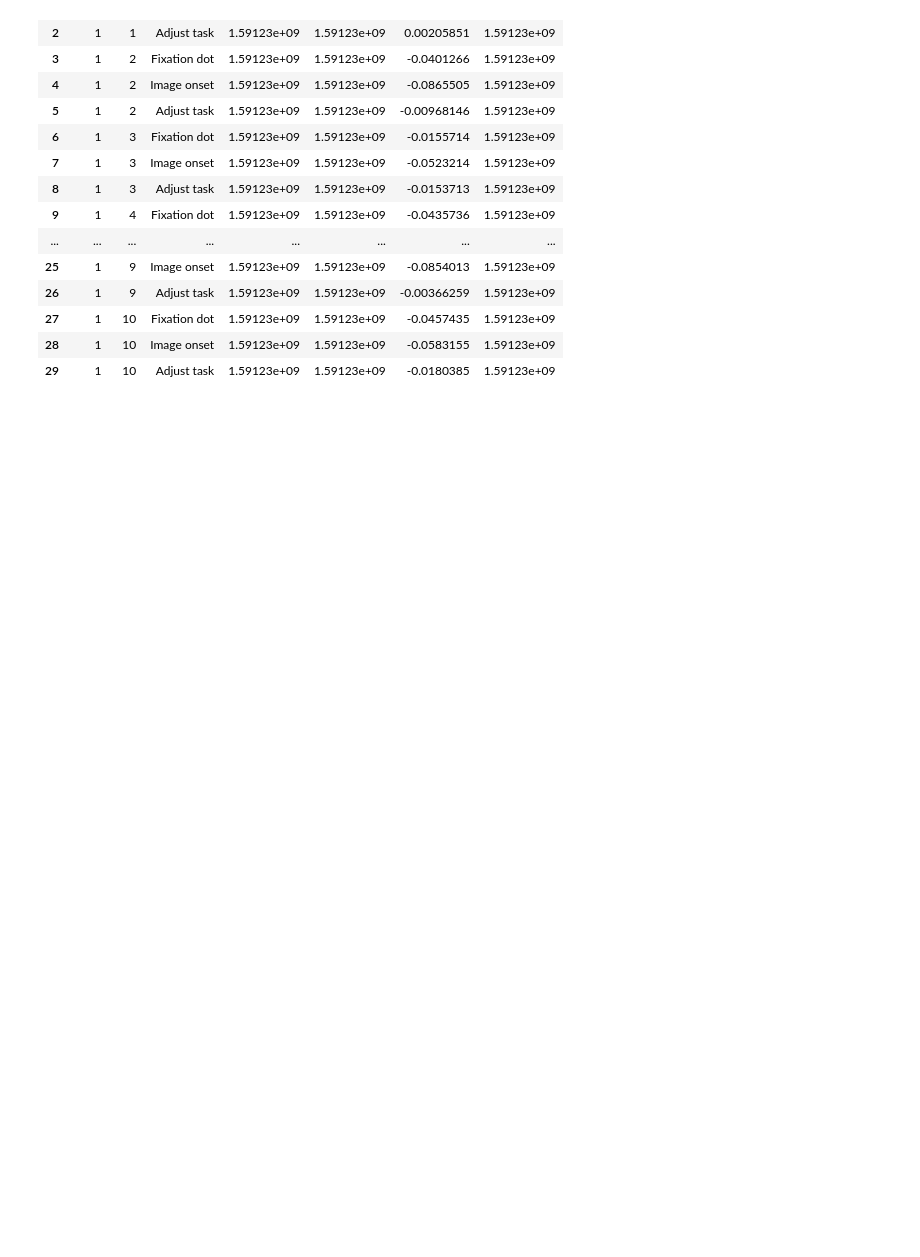
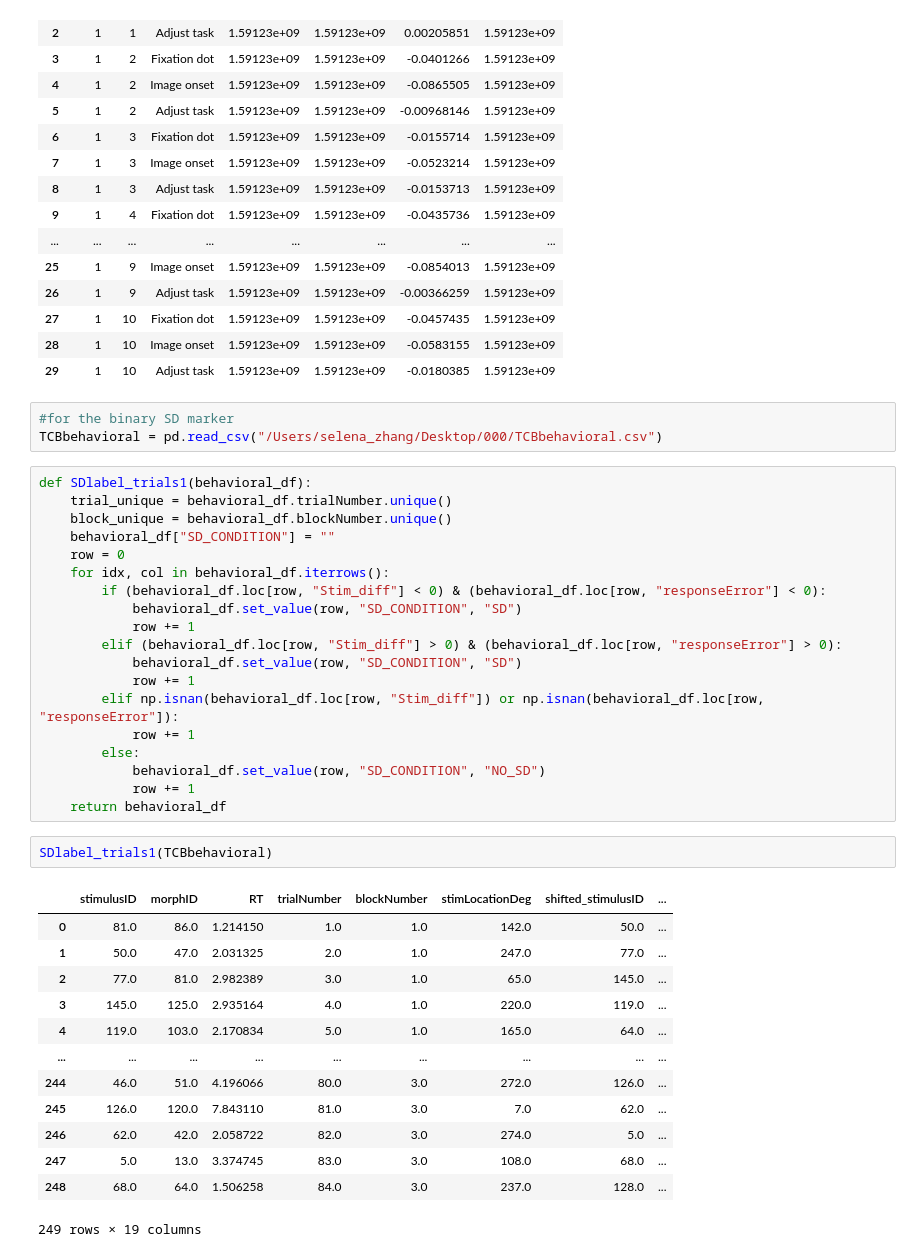
Before and after one commit to selzha/SD_radiology_EM, a Jupyter notebook: delay_TCB.ipynb, the cells around one changed output. Saved outputs shown, nothing was run; the diff lists cells and outputs as text; blank space fills up the shorter version.

Commit message:
modified new SD binary labeling fucntion

```diff
--- a/delay_TCB.ipynb
+++ b/delay_TCB.ipynb
@@ -110,3 +110,41 @@ timesTCB
 | 27 | 1 | 10 | Fixation dot | 1.59123e+09 | 1.59123e+09 | -0.0457435 | 1.59123e+09 |
 | 28 | 1 | 10 | Image onset | 1.59123e+09 | 1.59123e+09 | -0.0583155 | 1.59123e+09 |
 | 29 | 1 | 10 | Adjust task | 1.59123e+09 | 1.59123e+09 | -0.0180385 | 1.59123e+09 |
+# %%
+#for the binary SD marker
+TCBbehavioral = pd.read_csv("/Users/selena_zhang/Desktop/000/TCBbehavioral.csv")
+# %%
+def SDlabel_trials1(behavioral_df):
+    trial_unique = behavioral_df.trialNumber.unique()
+    block_unique = behavioral_df.blockNumber.unique()
+    behavioral_df["SD_CONDITION"] = ""
+    row = 0
+    for idx, col in behavioral_df.iterrows():
+        if (behavioral_df.loc[row, "Stim_diff"] < 0) & (behavioral_df.loc[row, "responseError"] < 0):
+            behavioral_df.set_value(row, "SD_CONDITION", "SD")
+            row += 1
+        elif (behavioral_df.loc[row, "Stim_diff"] > 0) & (behavioral_df.loc[row, "responseError"] > 0):
+            behavioral_df.set_value(row, "SD_CONDITION", "SD")
+            row += 1
+        elif np.isnan(behavioral_df.loc[row, "Stim_diff"]) or np.isnan(behavioral_df.loc[row, "responseError"]):
+            row += 1
+        else:
+            behavioral_df.set_value(row, "SD_CONDITION", "NO_SD")
+            row += 1
+    return behavioral_df
+# %%
+SDlabel_trials1(TCBbehavioral)
+# %% [output]
+|  | stimulusID | morphID | RT | trialNumber | blockNumber | stimLocationDeg | shifted_stimulusID | ... |
+| 0 | 81.0 | 86.0 | 1.214150 | 1.0 | 1.0 | 142.0 | 50.0 | ... |
+| 1 | 50.0 | 47.0 | 2.031325 | 2.0 | 1.0 | 247.0 | 77.0 | ... |
+| 2 | 77.0 | 81.0 | 2.982389 | 3.0 | 1.0 | 65.0 | 145.0 | ... |
+| 3 | 145.0 | 125.0 | 2.935164 | 4.0 | 1.0 | 220.0 | 119.0 | ... |
+| 4 | 119.0 | 103.0 | 2.170834 | 5.0 | 1.0 | 165.0 | 64.0 | ... |
+| ... | ... | ... | ... | ... | ... | ... | ... | ... |
+| 244 | 46.0 | 51.0 | 4.196066 | 80.0 | 3.0 | 272.0 | 126.0 | ... |
+| 245 | 126.0 | 120.0 | 7.843110 | 81.0 | 3.0 | 7.0 | 62.0 | ... |
+| 246 | 62.0 | 42.0 | 2.058722 | 82.0 | 3.0 | 274.0 | 5.0 | ... |
+| 247 | 5.0 | 13.0 | 3.374745 | 83.0 | 3.0 | 108.0 | 68.0 | ... |
+| 248 | 68.0 | 64.0 | 1.506258 | 84.0 | 3.0 | 237.0 | 128.0 | ... |
+249 rows × 19 columns
```
Also changed, not shown: 1 other file.
